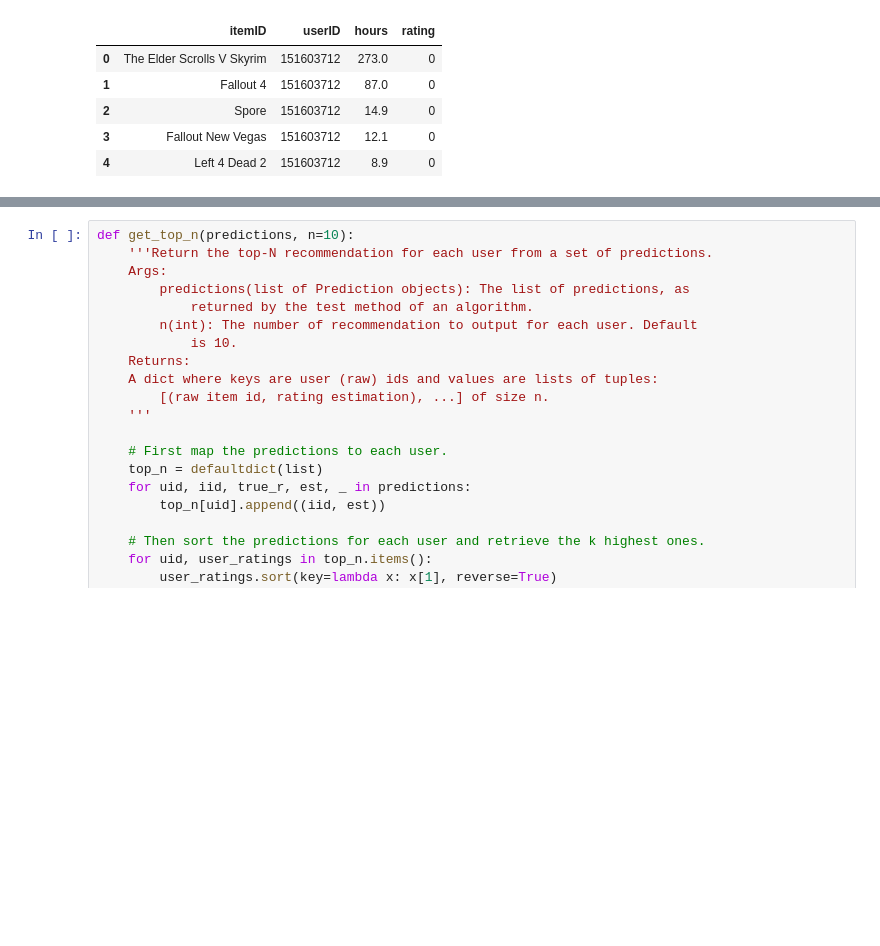
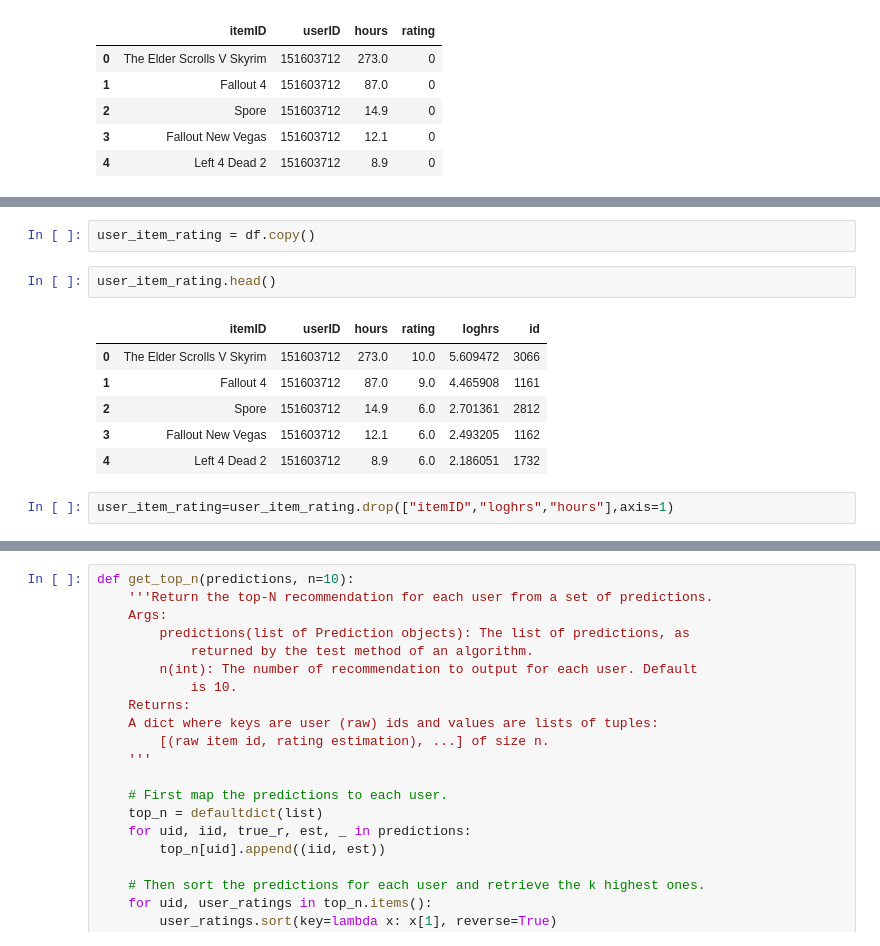
Before and after one commit to ebechter/VideoMania, a Jupyter notebook: Untitled1.ipynb, the cells around one changed output, grey strips where cells are left out. Cells and saved outputs as stored; diff of their text form; blank space fills up the shorter version.

```diff
--- a/Untitled1.ipynb
+++ b/Untitled1.ipynb
@@ -50,0 +92,13 @@ df.head()
+# %%
+user_item_rating = df.copy()
+# %%
+user_item_rating.head()
+# %% [output]
+|  | itemID | userID | hours | rating | loghrs | id |
+| 0 | The Elder Scrolls V Skyrim | 151603712 | 273.0 | 10.0 | 5.609472 | 3066 |
+| 1 | Fallout 4 | 151603712 | 87.0 | 9.0 | 4.465908 | 1161 |
+| 2 | Spore | 151603712 | 14.9 | 6.0 | 2.701361 | 2812 |
+| 3 | Fallout New Vegas | 151603712 | 12.1 | 6.0 | 2.493205 | 1162 |
+| 4 | Left 4 Dead 2 | 151603712 | 8.9 | 6.0 | 2.186051 | 1732 |
+# %%
+user_item_rating=user_item_rating.drop(["itemID","loghrs","hours"],axis=1)
```
Also changed, not shown: parts of 20 cells of this notebook, 3 other files.
